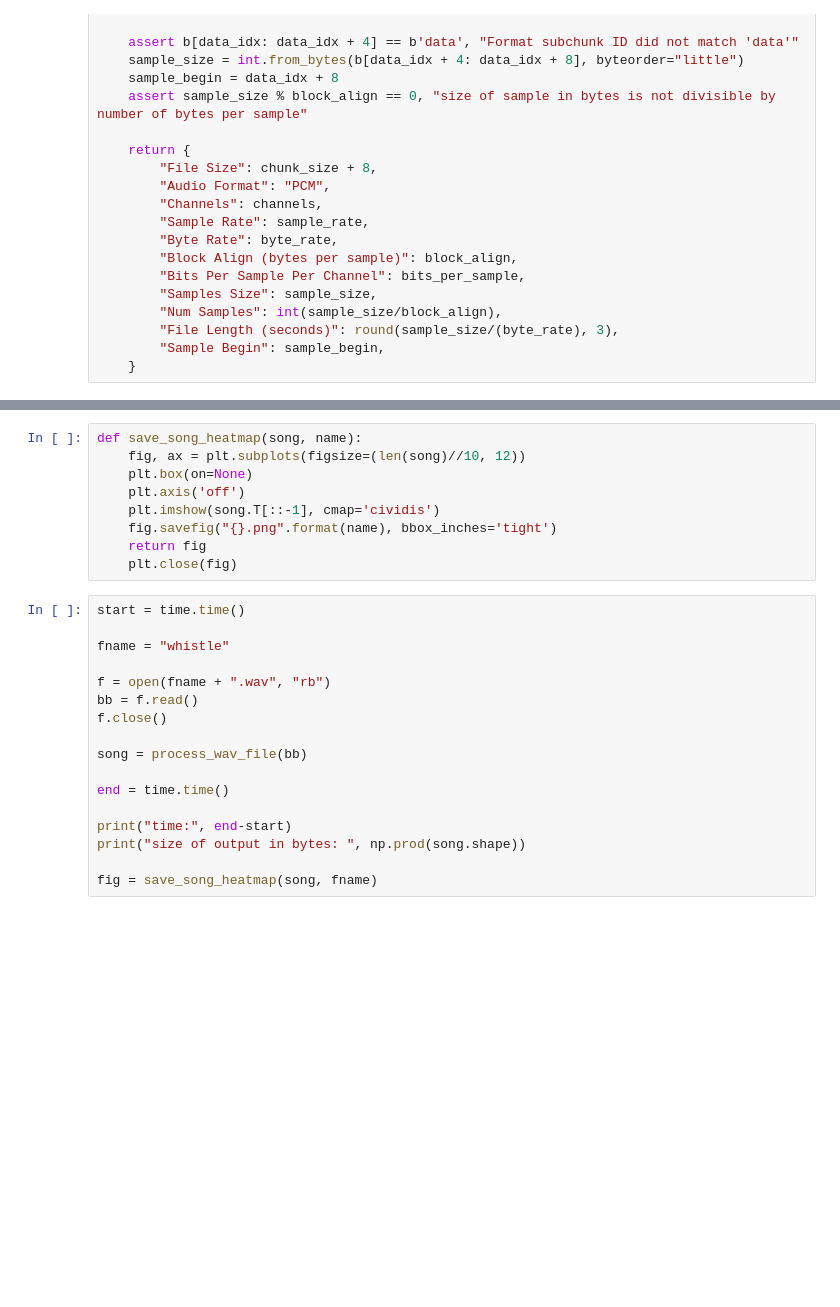
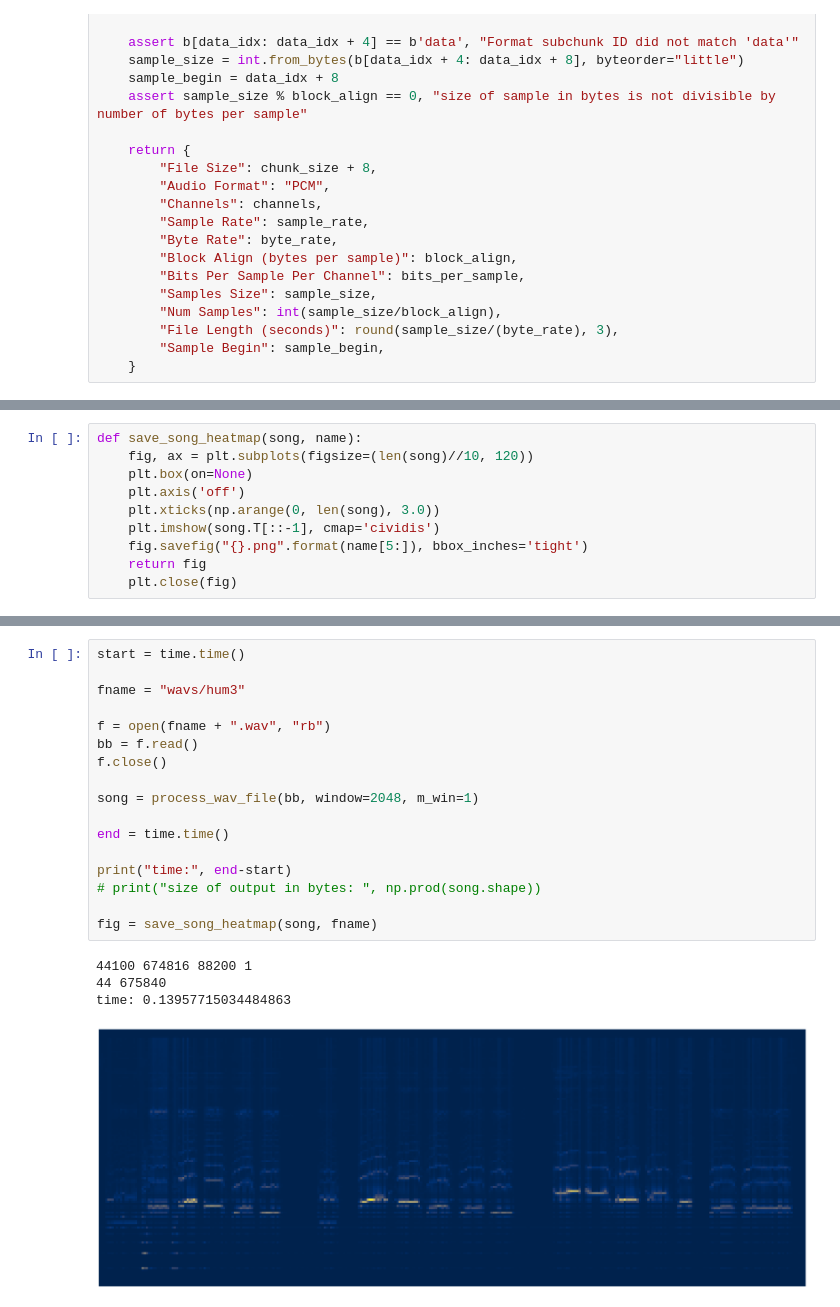
Before and after one commit to amanj120/wav_work, a Jupyter notebook: clean extract.ipynb, the cells around one changed output, grey strips where cells are left out. Cells and saved outputs as stored; diff of their text form; blank space fills up the shorter version.

```diff
--- a/clean extract.ipynb
+++ b/clean extract.ipynb
@@ -79 +121,11 @@ def note_similarity_matrix(window, rate):
+# %%
+def save_song_heatmap(song, name):
+    fig, ax = plt.subplots(figsize=(len(song)//10, 120))
+    plt.box(on=None)
+    plt.axis('off')
+    plt.xticks(np.arange(0, len(song), 3.0))
+    plt.imshow(song.T[::-1], cmap='cividis')
+    fig.savefig("{}.png".format(name[5:]), bbox_inches='tight')
+    return fig
+    plt.close(fig)
 # %%
@@ -107,26 +181,22 @@ def process_wav_file(wav_bytes):
-# %%
-def save_song_heatmap(song, name):
-    fig, ax = plt.subplots(figsize=(len(song)//10, 12))
-    plt.box(on=None)
-    plt.axis('off')
-    plt.imshow(song.T[::-1], cmap='cividis')
-    fig.savefig("{}.png".format(name), bbox_inches='tight')
-    return fig
-    plt.close(fig)
 # %%
 start = time.time()
 
-fname = "whistle"
+fname = "wavs/hum3"
 
 f = open(fname + ".wav", "rb")
 bb = f.read()
 f.close()
 
-song = process_wav_file(bb)
+song = process_wav_file(bb, window=2048, m_win=1)
 
 end = time.time()
 
 print("time:", end-start)
-print("size of output in bytes: ", np.prod(song.shape))
+# print("size of output in bytes: ", np.prod(song.shape))
 
 fig = save_song_heatmap(song, fname)
+# %% [output]
+44100 674816 88200 1
+44 675840
+time: 0.13957715034484863
+[figure, added]
```
Also changed, not shown: parts of 33 cells of this notebook, 13 other files.
